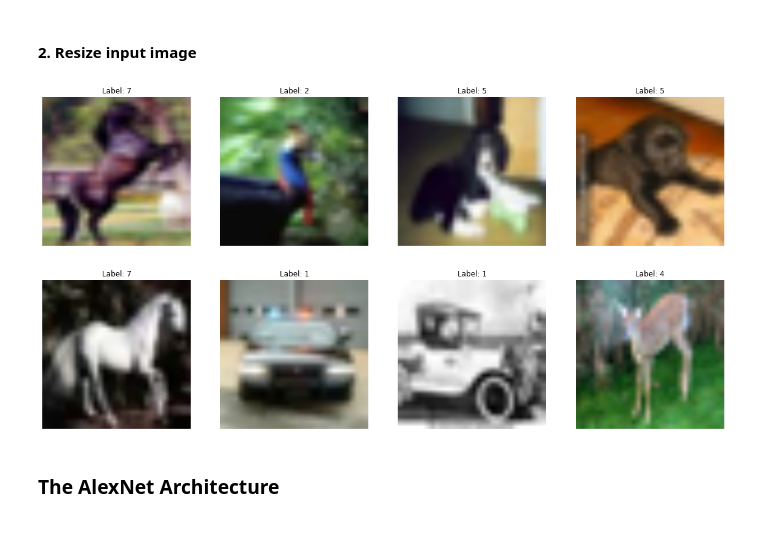
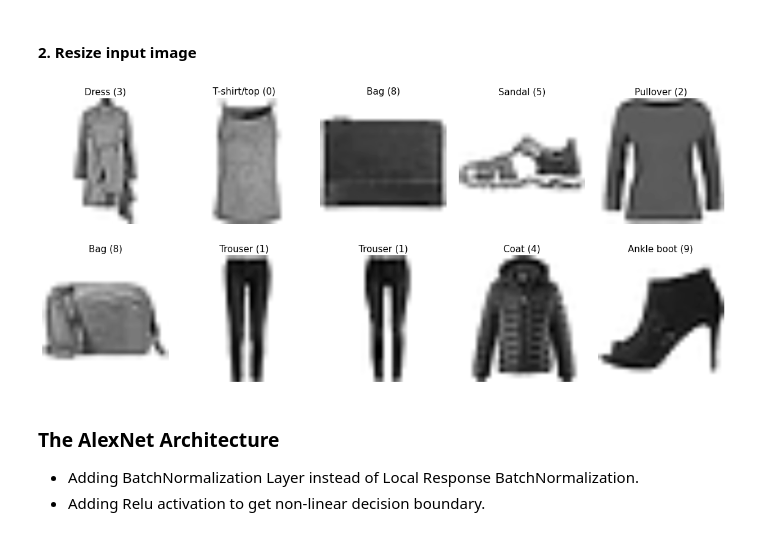
Before and after one commit to RolandSherwin/ml-paper-implementations, a Jupyter notebook: 01-AlexNet/main.ipynb, the cells around one changed output. Saved outputs shown, nothing was run; the diff lists cells and outputs as text; code cells hidden in the pictures.

```diff
--- a/01-AlexNet/main.ipynb
+++ b/01-AlexNet/main.ipynb
@@ -17,0 +22,24 @@ import numpy as np
+# %%
+(x_train, y_train), (x_valid, y_valid) = tf.keras.datasets.fashion_mnist.load_data()
+class_label = {
+    0: "T-shirt/top",
+    1: "Trouser",
+    2: "Pullover",
+    3: "Dress",
+    4: "Coat",
+    5: "Sandal",
+    6: "Shirt",
+    7: "Sneaker",
+    8: "Bag",
+    9: "Ankle boot"}
+
+# Convert them from (m,) to (m,1)
+y_train = y_train.reshape((-1,1))
+y_valid = y_valid.reshape((-1,1))
+
+# Create test set from valid set
+x_valid, x_test, y_valid, y_test = train_test_split(x_valid, y_valid, test_size=0.3)
+
+print("x_train :", x_train.shape, "y_train :", y_train.shape)
+print("x_valid :", x_valid.shape, "y_valid :", y_valid.shape)
+print("x_test :", x_test.shape, "y_test : ", y_test.shape)
@@ -54,29 +66,19 @@ valid_ready = valid_ready.cache().shuffle(buffer_size=100).batch(16)
-# %%
-def plot_image(tf_dataset, num_images):
-    """Plot the images and its labels
-    tf_dataset is contains batches of x, y
-    """
-    fig, ax = plt.subplots(1, num_images, figsize=(20, num_images*3))
-    count = 0
-
-    for image_batch, label_batch in tf_dataset.take(num_images):
-    # Since train_ready is now made up of batches, take will return "n" batches now
-    # Print 1st image from each batch
-        for i in range(image_batch.shape[0]):
-            image = image_batch[i]
-            label = label_batch[i]
-
-            ax[count].imshow(tf.keras.preprocessing.image.array_to_img(image))
-            ax[count].set_title("Label: " + str(int(tf.math.argmax(label))))
-            ax[count].axis('off')
-            count += 1
-            break
-
-plot_image(train_ready, 4)
-plot_image(valid_ready, 4)
-# %% [output]
-[figure, removed]
-[figure, removed]
-# %% [markdown]
-### The AlexNet Architecture
+# %%
+# Resize image to the AlexNet's input size of 227x227
+pre = TFDS()
+resizer = pre.resizer(shape=(227,227))
+
+train = train.map(resizer, num_parallel_calls=tf.data.AUTOTUNE).cache().shuffle(buffer_size=512).batch(128).prefetch(tf.data.AUTOTUNE)
+valid = valid.map(resizer, num_parallel_calls=tf.data.AUTOTUNE).cache().shuffle(buffer_size=512).batch(128).prefetch(tf.data.AUTOTUNE)
+test = test.map(resizer, num_parallel_calls=tf.data.AUTOTUNE).cache().shuffle(buffer_size=512).batch(128).prefetch(tf.data.AUTOTUNE)
+# %%
+train_plotter = ImagePlotter(train, label=class_label)
+train_plotter.grid_plot(grid_size=(2,5), figsize=(20, 10), wspace=0.1, hspace=-0.1, axis='off', title='y_one_hot')
+# %% [output]
+[figure, added]
+# %% [markdown]
+### The AlexNet Architecture
+
+- Adding BatchNormalization Layer instead of Local Response BatchNormalization.
+- Adding Relu activation to get non-linear decision boundary.
 # %%
```
Also changed, not shown: parts of 13 cells of this notebook, 2 other files.
